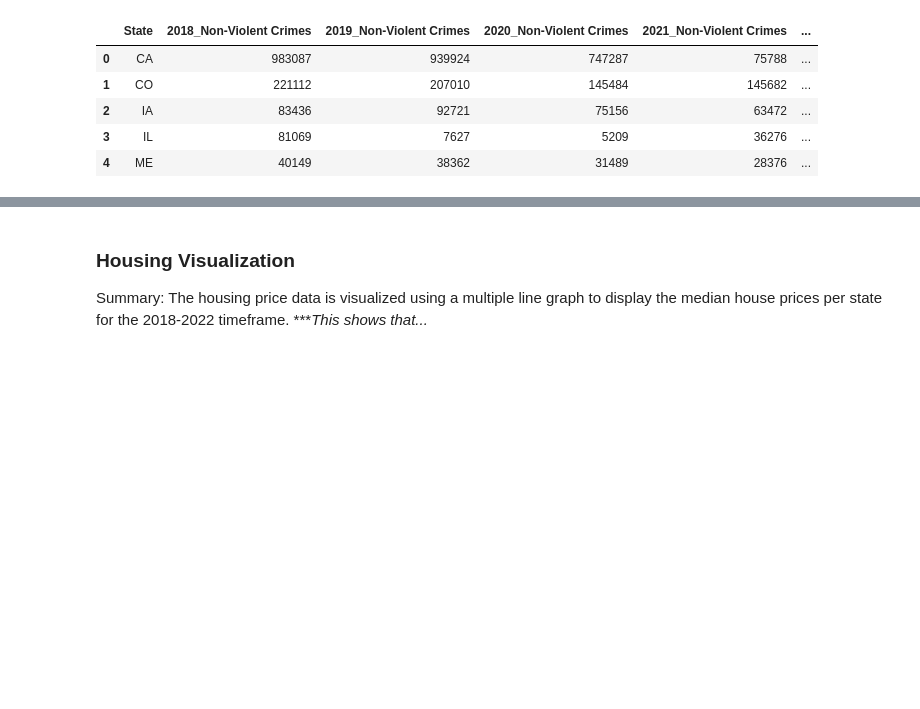
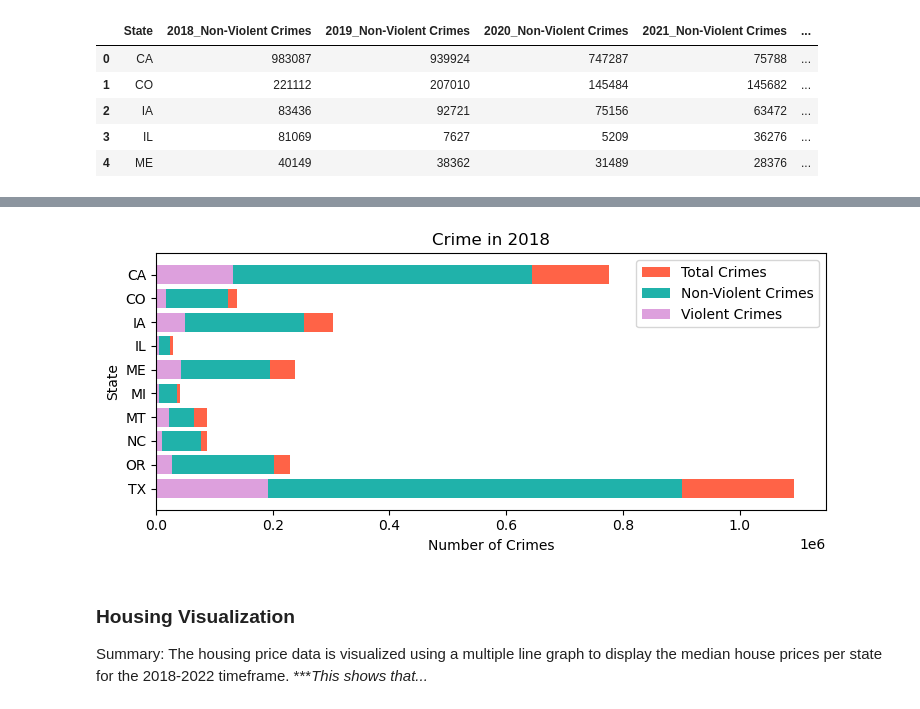
Before and after one commit to drainlm/Personalized-Relocation-Helper-, a Jupyter notebook: GroupThreeProjectOne.ipynb, the cells around one changed output, grey strips where cells are left out. Cells and saved outputs as stored; diff of their text form; code cells hidden in the pictures; blank space fills up the shorter version.

```diff
--- a/GroupThreeProjectOne.ipynb
+++ b/GroupThreeProjectOne.ipynb
@@ -351,3 +358,26 @@ per_capita_crime.head()
+# %%
+# Horizontal Stacked Bar Graph for Crime
+### needs subplot
+plt.rcParams["figure.figsize"] = [7.50, 3.50]
+plt.rcParams["figure.autolayout"] = True
+
+Total_Crime = [1093323,229840,87503,86606,40906,237605,29184,303471,139027,776182]
+Non_Violent_Crime = [901275,202936,76934,64391,35265,195441,23583,253224,122485,643861]
+Violent_Crime = [192048,26904,10569,22215,5641,42164,5601,50247,16542,132321]
+labels = ['TX','OR','NC','MT','MI','ME','IL','IA','CO','CA']
+
+b1 = plt.barh(labels, Total_Crime, color="tomato")
+b2 = plt.barh(labels, Non_Violent_Crime, color="lightseagreen")
+b3 = plt.barh(labels, Violent_Crime, color="plum")
+
+plt.title("Crime in 2018")
+plt.xlabel("Number of Crimes")
+plt.ylabel("State")
+plt.legend([b1,b2,b3], ["Total Crimes", "Non-Violent Crimes", "Violent Crimes"], loc="upper right")
+
+plt.show()
+# %% [output]
+[figure, added]
 # %% [markdown]
 ### Housing Visualization
 Summary: The housing price data is visualized using a multiple line graph to display the median house prices per state for the 2018-2022 timeframe. ****This shows that...*
```
Also changed, not shown: parts of 3 cells of this notebook.
